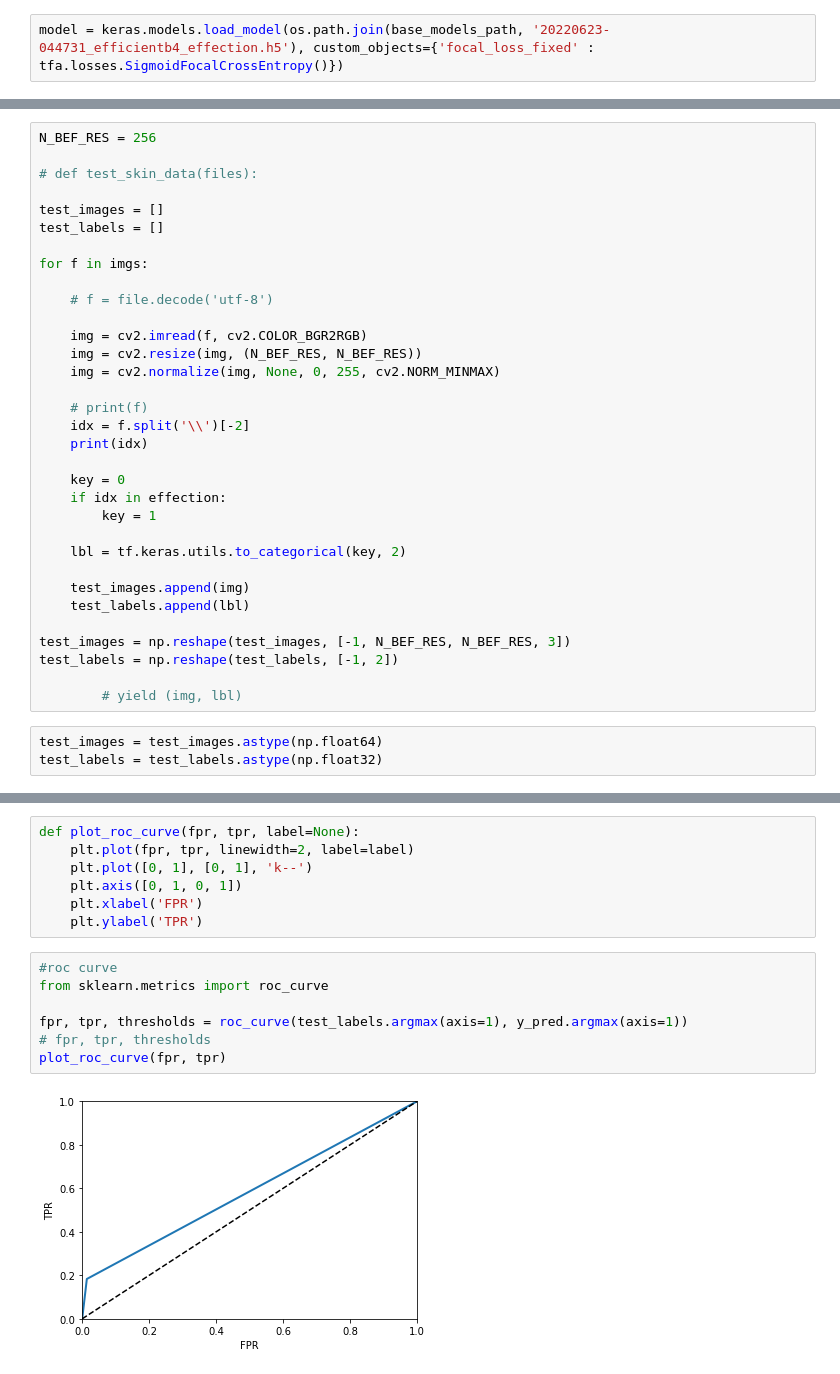
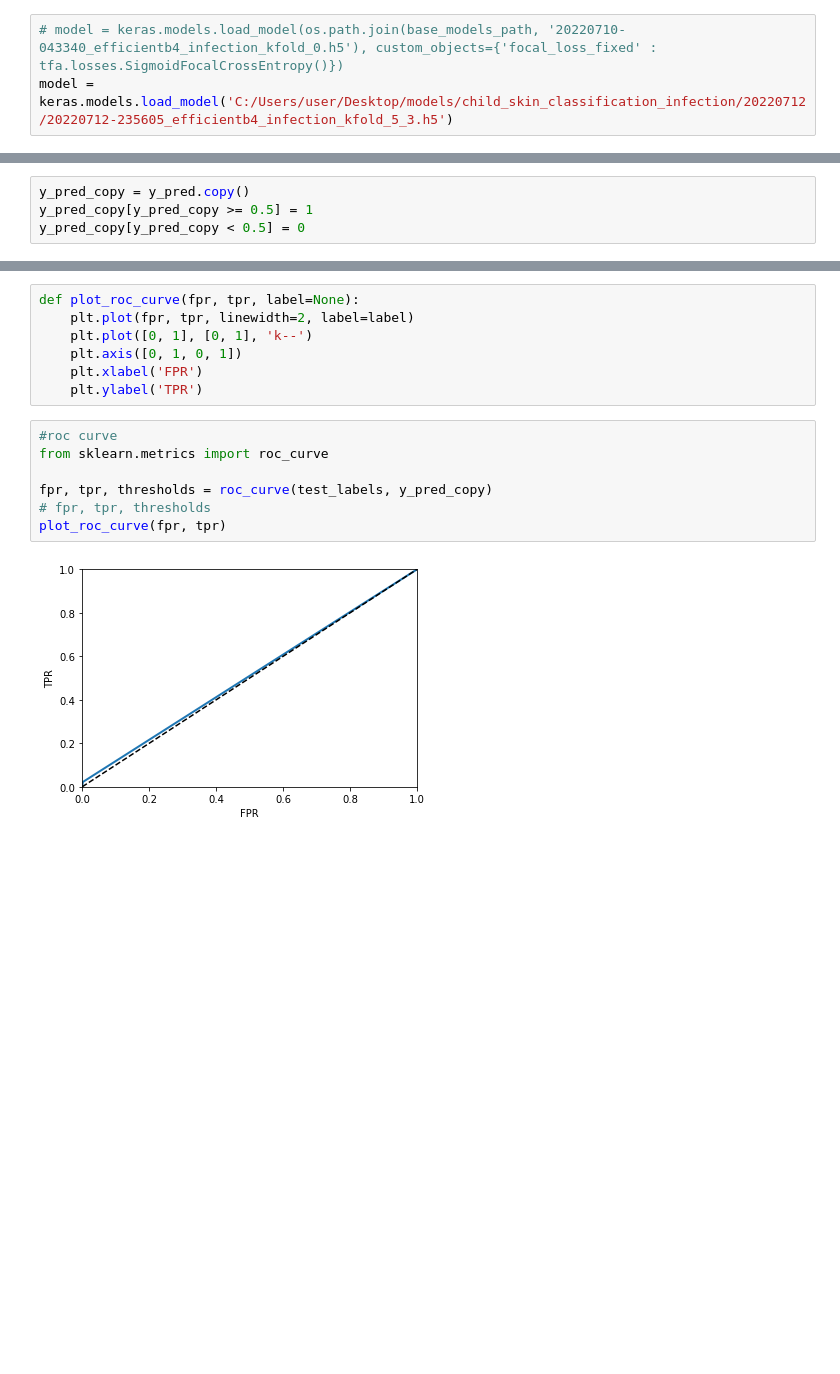
Before and after one commit to SeHwanYoo/child_skin_classification_infection, a Jupyter notebook: evaluation.ipynb, the cells around one changed output, grey strips where cells are left out. Drawn from its saved outputs; the diff is of its cells as text; blank space fills up the shorter version.

```diff
--- a/evaluation.ipynb
+++ b/evaluation.ipynb
@@ -32,2 +119,3 @@ plt.show()
 # %%
-model = keras.models.load_model(os.path.join(base_models_path, '20220623-044731_efficientb4_effection.h5'), custom_objects={'focal_loss_fixed' : tfa.losses.SigmoidFocalCrossEntropy()})
+# model = keras.models.load_model(os.path.join(base_models_path, '20220710-043340_efficientb4_infection_kfold_0.h5'), custom_objects={'focal_loss_fixed' : tfa.losses.SigmoidFocalCrossEntropy()})
+model = keras.models.load_model('C:/Users/user/Desktop/models/child_skin_classification_infection/20220712/20220712-235605_efficientb4_infection_kfold_5_3.h5')
@@ -69,37 +122 @@ for i in range(7, 9):
-# %%
-N_BEF_RES = 256
-
-# def test_skin_data(files):
-
-test_images = []
-test_labels = []
-
-for f in imgs:
-
-    # f = file.decode('utf-8')
-
-    img = cv2.imread(f, cv2.COLOR_BGR2RGB)
-    img = cv2.resize(img, (N_BEF_RES, N_BEF_RES))
-    img = cv2.normalize(img, None, 0, 255, cv2.NORM_MINMAX)
-
-    # print(f)
-    idx = f.split('\\')[-2]
-    print(idx)
-
-    key = 0
-    if idx in effection:
-        key = 1
-
-    lbl = tf.keras.utils.to_categorical(key, 2)
-
-    test_images.append(img)
-    test_labels.append(lbl)
-
-test_images = np.reshape(test_images, [-1, N_BEF_RES, N_BEF_RES, 3])
-test_labels = np.reshape(test_labels, [-1, 2])
-
-        # yield (img, lbl)
-# %%
-test_images = test_images.astype(np.float64)
-test_labels = test_labels.astype(np.float32)
 # %%
@@ -112,0 +129,4 @@ ValueError: Unexpected result of `predict_function` (Empty batch_outputs). Pleas
+# %%
+y_pred_copy = y_pred.copy()
+y_pred_copy[y_pred_copy >= 0.5] = 1
+y_pred_copy[y_pred_copy < 0.5] = 0
@@ -142,12 +191,12 @@ def plot_roc_curve(fpr, tpr, label=None):
 # %%
 #roc curve
 from sklearn.metrics import roc_curve
 
-fpr, tpr, thresholds = roc_curve(test_labels.argmax(axis=1), y_pred.argmax(axis=1))
+fpr, tpr, thresholds = roc_curve(test_labels, y_pred_copy)
 # fpr, tpr, thresholds
 plot_roc_curve(fpr, tpr)
 # %% [output]
-[figure, old version]
+[figure, new version]
 # %%
 from sklearn.metrics import auc
 
```
Also changed, not shown: parts of 18 cells of this notebook, 6 other files.
